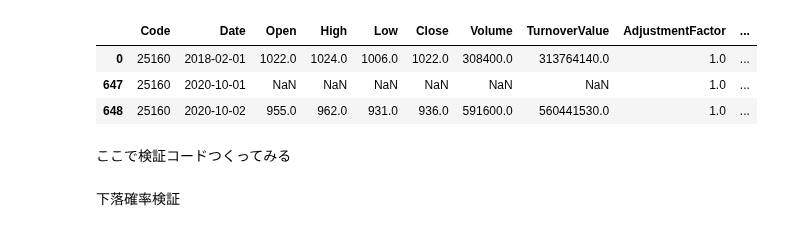
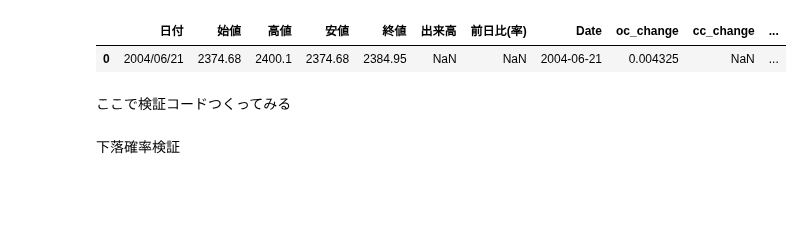
Before and after one commit to ryota1215/stock_tools, a Jupyter notebook: notebook/ipo_inspection.ipynb, the cells around one changed output. Cells and saved outputs as stored; diff of their text form; code cells hidden in the pictures; blank space fills up the shorter version.

```diff
--- a/notebook/ipo_inspection.ipynb
+++ b/notebook/ipo_inspection.ipynb
@@ -24,3 +19,15 @@ df_schedule = pd.read_csv(r"C:\Users\xxp2p\OneDrive\デスクトップ\ipo_csv
 df_assessments = pd.read_csv(r"C:\Users\xxp2p\OneDrive\デスクトップ\ipo_csv格納庫\df_assessments_0131.csv", encoding='utf-8_sig')
 df_shareholders = pd.read_csv(r"C:\Users\xxp2p\OneDrive\デスクトップ\ipo_csv格納庫\df_shareholders_0120.csv", encoding='utf-8_sig')
 df_underwriters = pd.read_csv(r"C:\Users\xxp2p\OneDrive\デスクトップ\ipo_csv格納庫\df_underwriters_0120.csv", encoding='utf-8_sig')
+df_mothers_price = pd.read_csv(r"C:\Users\xxp2p\OneDrive\デスクトップ\ipo_csv格納庫\mothers_izanami.csv", encoding='Shift-JIS')
+# 2020/10/01の東証のシステム障害日の行は無い
+# %%
+df_mothers_price['Date'] = pd.to_datetime(df_mothers_price['日付'], format='%Y/%m/%d')
+df_mothers_price.sort_values(by='Date', ascending=True, inplace=True)
+df_mothers_price = df_mothers_price.reset_index(drop=True)
+df_mothers_price["oc_change"] = df_mothers_price["終値"] / df_mothers_price["始値"] - 1
+df_mothers_price["cc_change"] = df_mothers_price["終値"] / df_mothers_price["始値"].shift(1) - 1
+df_mothers_price["oc_change_downflag"] = [1 if x < 0 else 0 for x in df_mothers_price["oc_change"]]
+df_mothers_price['oc_change'] = df_mothers_price['oc_change'].fillna(0)
+df_mothers_price = df_mothers_price.dropna(subset=["始値"]).reset_index(drop=True)
+df_mothers_price
@@ -66,11 +61,9 @@ df_mothers_etf_price
 # %%
 # 欠損値の確認
-df_mothers_etf_price[df_mothers_etf_price.isnull().any(axis=1)]
+df_mothers_price[df_mothers_price[["cc_change"]].isnull().any(axis=1)]
 # %% [output]
-|  | Code | Date | Open | High | Low | Close | Volume | TurnoverValue | AdjustmentFactor | ... |
-| 0 | 25160 | 2018-02-01 | 1022.0 | 1024.0 | 1006.0 | 1022.0 | 308400.0 | 313764140.0 | 1.0 | ... |
-| 647 | 25160 | 2020-10-01 | NaN | NaN | NaN | NaN | NaN | NaN | 1.0 | ... |
-| 648 | 25160 | 2020-10-02 | 955.0 | 962.0 | 931.0 | 936.0 | 591600.0 | 560441530.0 | 1.0 | ... |
+|  | 日付 | 始値 | 高値 | 安値 | 終値 | 出来高 | 前日比(率) | Date | oc_change | cc_change | ... |
+| 0 | 2004/06/21 | 2374.68 | 2400.1 | 2374.68 | 2384.95 | NaN | NaN | 2004-06-21 | 0.004325 | NaN | ... |
 # %% [markdown]
 ここで検証コードつくってみる
 # %%
```
Also changed, not shown: parts of 16 cells of this notebook.
